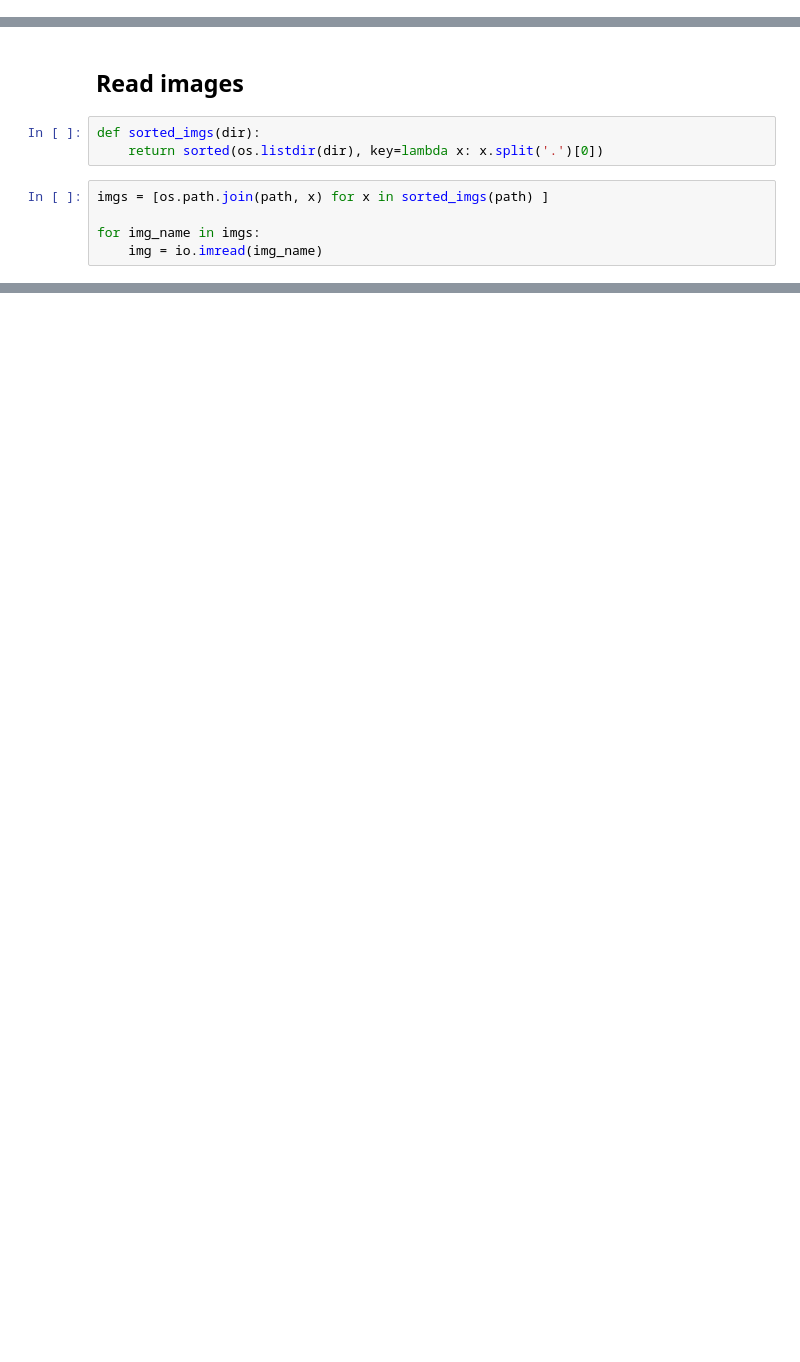
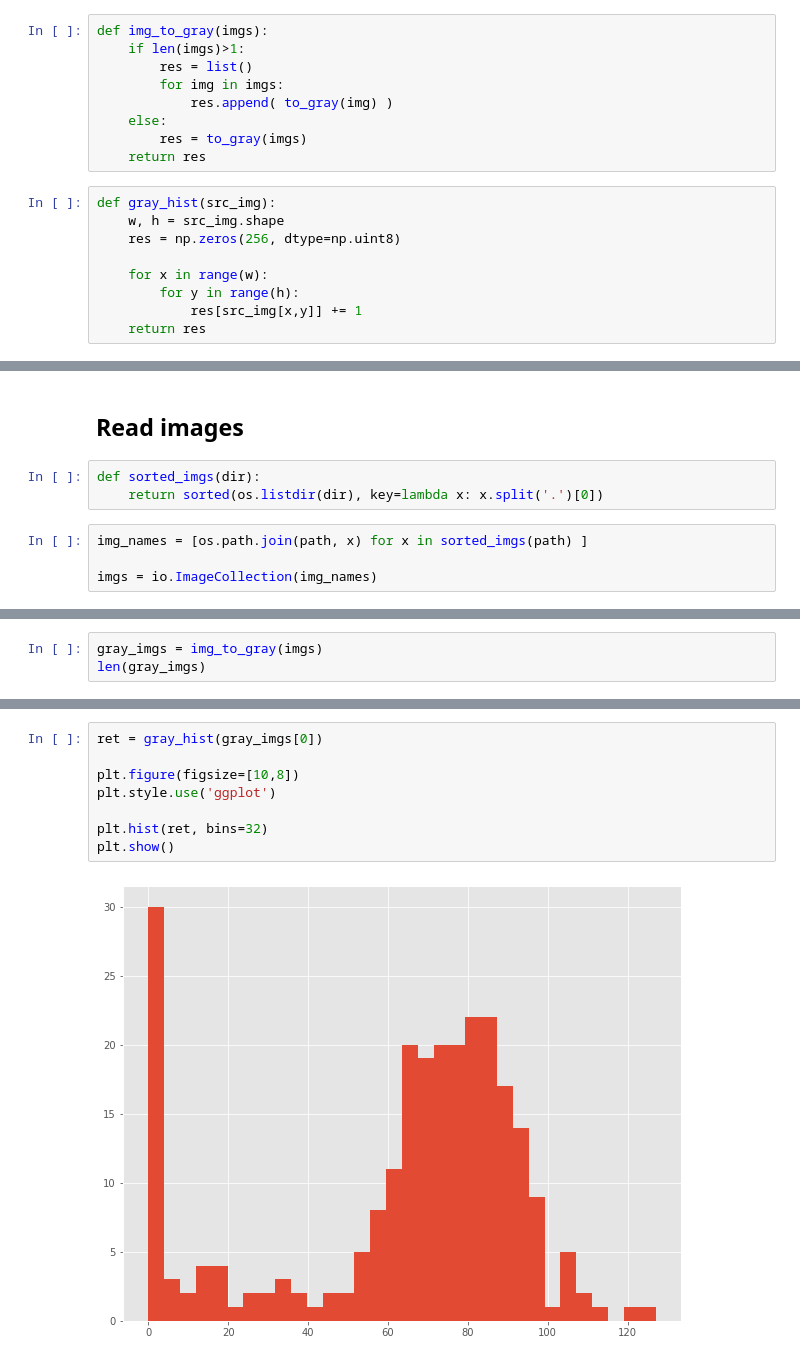
Before and after one commit to maxmelo1/VC_Rec_imagens, a Jupyter notebook: HIR.ipynb, the cells around one changed output, grey strips where cells are left out. Drawn from its saved outputs; the diff is of its cells as text; blank space fills up the shorter version.

Commit message:
Adição de histograma (esboço)

```diff
--- a/HIR.ipynb
+++ b/HIR.ipynb
@@ -16,0 +35,18 @@ n_imgs = 2
+# %%
+def img_to_gray(imgs):
+    if len(imgs)>1:
+        res = list()
+        for img in imgs:
+            res.append( to_gray(img) )
+    else:
+        res = to_gray(imgs)
+    return res
+# %%
+def gray_hist(src_img):
+    w, h = src_img.shape
+    res = np.zeros(256, dtype=np.uint8)
+
+    for x in range(w):
+        for y in range(h):
+            res[src_img[x,y]] += 1
+    return res
@@ -20,7 +59,6 @@ n_imgs = 2
 def sorted_imgs(dir):
     return sorted(os.listdir(dir), key=lambda x: x.split('.')[0])
 # %%
-imgs = [os.path.join(path, x) for x in sorted_imgs(path) ]
+img_names = [os.path.join(path, x) for x in sorted_imgs(path) ]
 
-for img_name in imgs:
-    img = io.imread(img_name)
+imgs = io.ImageCollection(img_names)
@@ -52,0 +73,3 @@ def dist_pdf(src_img, comp_img):
+# %%
+gray_imgs = img_to_gray(imgs)
+len(gray_imgs)
@@ -52,0 +82,10 @@ def dist_pdf(src_img, comp_img):
+# %%
+ret = gray_hist(gray_imgs[0])
+
+plt.figure(figsize=[10,8])
+plt.style.use('ggplot')
+
+plt.hist(ret, bins=32)
+plt.show()
+# %% [output]
+[figure, added]
```
Also changed, not shown: parts of 14 cells of this notebook.
